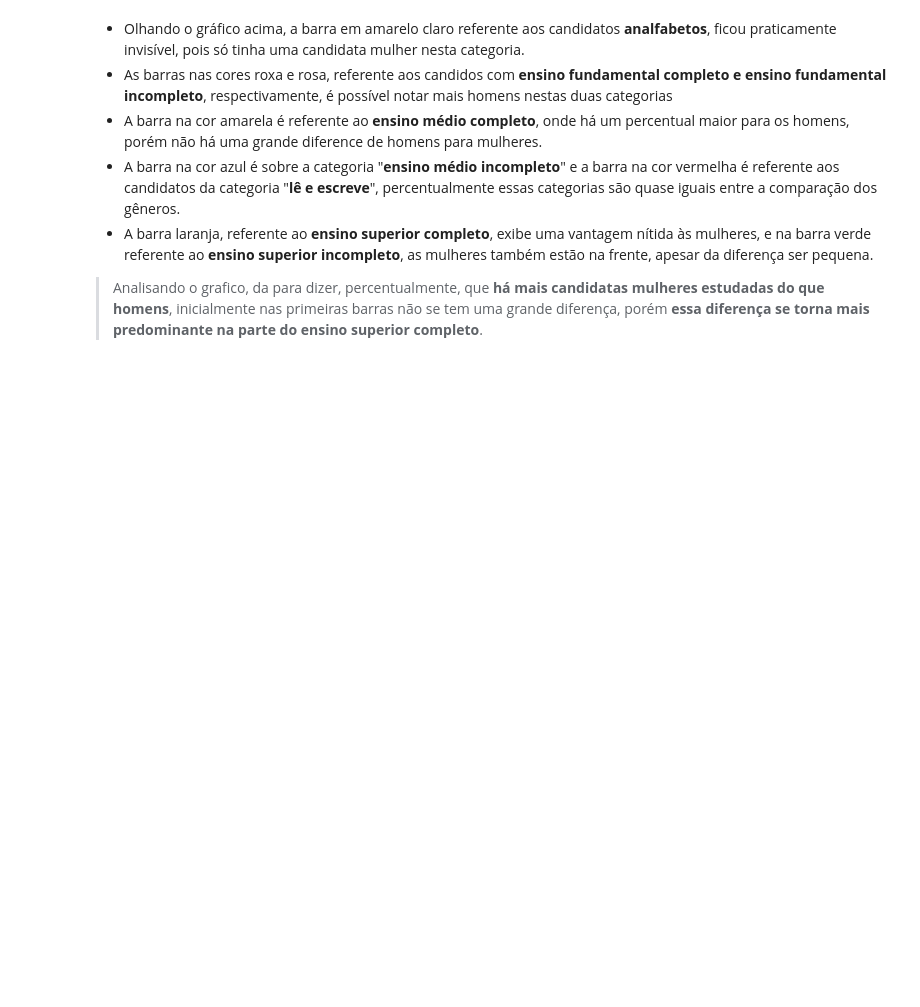
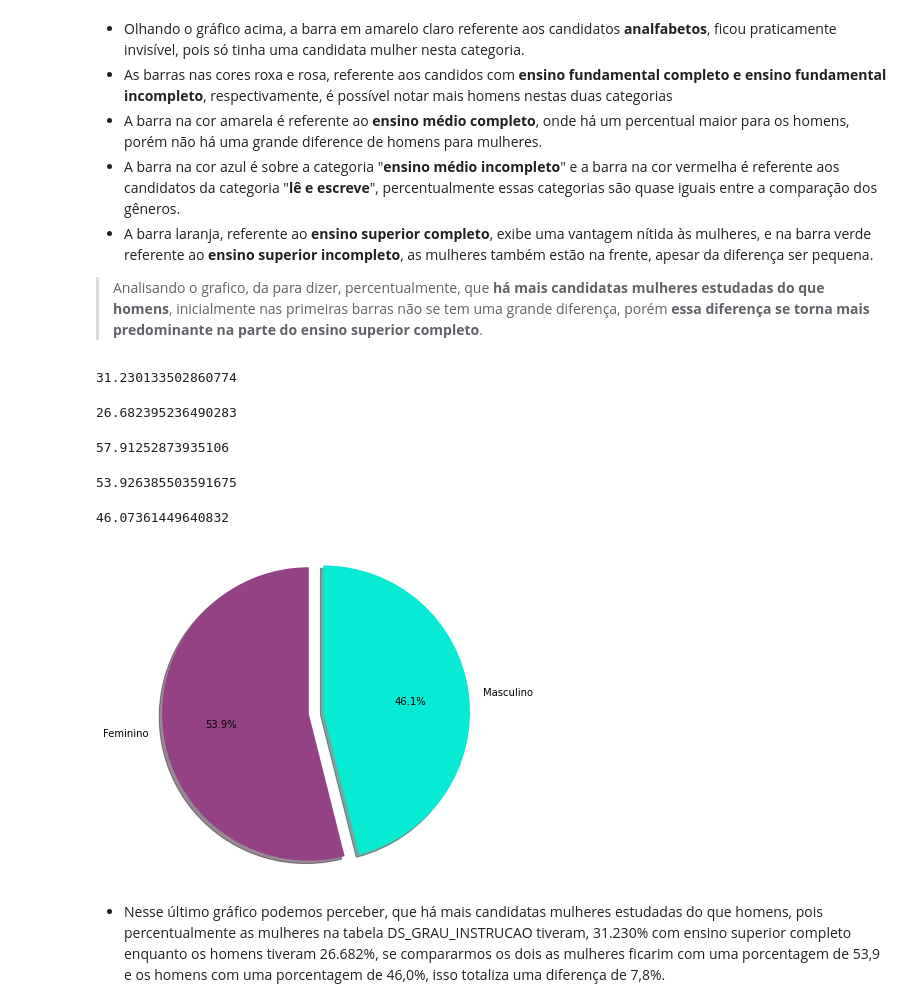
Before and after one commit to HelenAlevato/AnaliseCandidatosEleicaoSp, a Jupyter notebook: Candidatura_vereadores_SP.ipynb, the cells around one changed output. Saved outputs shown, nothing was run; the diff lists cells and outputs as text; code cells hidden in the pictures; blank space fills up the shorter version.

```diff
--- a/Candidatura_vereadores_SP.ipynb
+++ b/Candidatura_vereadores_SP.ipynb
@@ -246,3 +246,47 @@ plt.show()
 - A barra na cor azul é sobre a categoria "**ensino médio incompleto**" e a barra na cor vermelha é referente aos candidatos da categoria "**lê e escreve**", percentualmente essas categorias são quase iguais entre a comparação dos gêneros.
 - A barra laranja, referente ao **ensino superior completo**, exibe uma vantagem nítida às mulheres, e na barra verde referente ao **ensino superior incompleto**, as mulheres também estão na frente, apesar da diferença ser pequena.
 > Analisando o grafico, da para dizer, percentualmente, que **há mais candidatas mulheres estudadas do que homens**, inicialmente nas primeiras barras não se tem uma grande diferença, porém **essa diferença se torna mais predominante na parte do ensino superior completo**.
+# %%
+percentual_mulher_ensino_superior = dfM_grau_instrucao['porcentagem'][6]
+percentual_mulher_ensino_superior
+# %% [output]
+31.230133502860774
+# %%
+
+percentual_homem_ensino_superior = dfH_grau_instrucao['porcentagem'][5]
+percentual_homem_ensino_superior
+# %% [output]
+26.682395236490283
+# %%
+total_percentual_MH = percentual_mulher_ensino_superior + percentual_homem_ensino_superior
+total_percentual_MH
+# %% [output]
+57.91252873935106
+# %%
+porcM_ensino_superior_comparancoH = percentual_mulher_ensino_superior *100/total_percentual_MH
+porcM_ensino_superior_comparancoH
+# %% [output]
+53.926385503591675
+# %%
+porcH_ensino_superior_comparancoM = percentual_homem_ensino_superior*100/total_percentual_MH
+porcH_ensino_superior_comparancoM
+# %% [output]
+46.07361449640832
+# %%
+generos = 'Feminino', 'Masculino'
+quantidade = [porcM_ensino_superior_comparancoH, porcH_ensino_superior_comparancoM]
+
+explode = (0.1, 0)
+figl, ax1 = plt.subplots(figsize=(6, 6))
+
+c = [ '#944186','#07EBD4' ]
+
+ax1.pie(quantidade, labels=generos,explode=explode, autopct='%1.1f%%',
+       shadow=True, startangle=90, colors=c)
+
+ax1.axis('equal')
+plt.show()
+# %% [output]
+[figure, added]
+# %% [markdown]
+- Nesse último gráfico podemos perceber, que há mais candidatas mulheres estudadas do que homens, pois percentualmente as mulheres na tabela DS_GRAU_INSTRUCAO tiveram, 31.230% com ensino superior completo enquanto os homens tiveram 26.682%, se compararmos os dois as mulheres ficarim com uma porcentagem de 53,9 e os homens com uma porcentagem de 46,0%, isso totaliza uma diferença de 7,8%.
```
